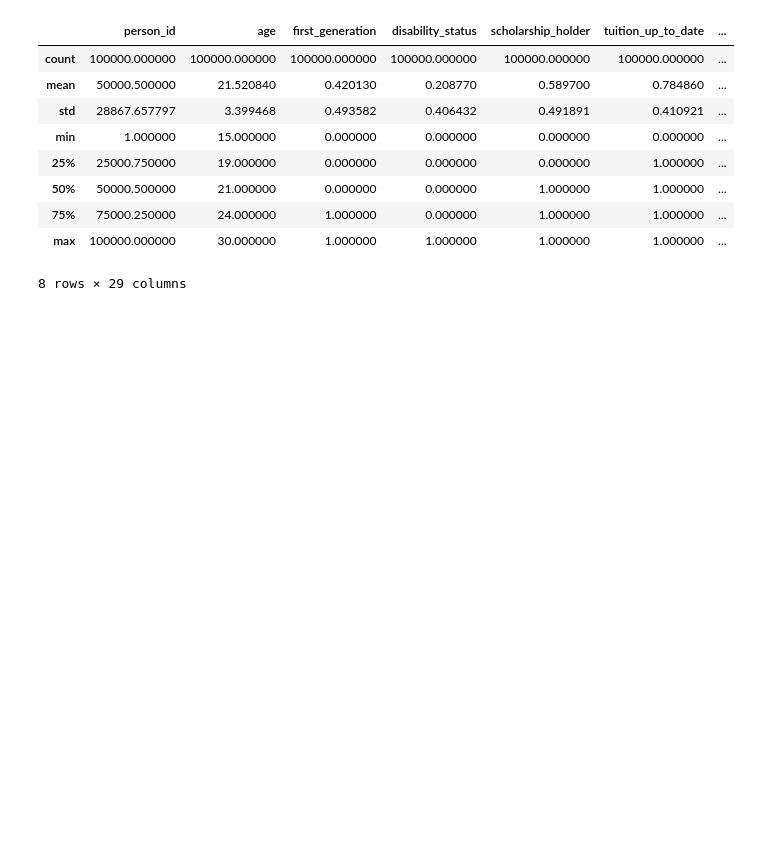
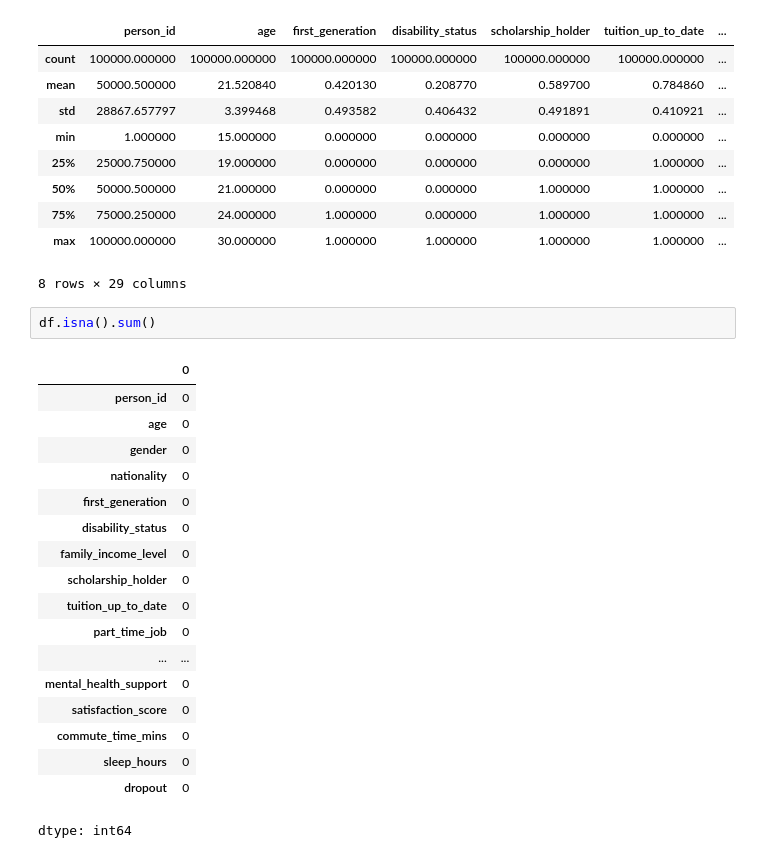
Before and after one commit to azharaul/ml-dl-projects, a Jupyter notebook: machine-learning/classification/dropout-risk-prediction.ipynb, the cells around one changed output. Saved outputs shown, nothing was run; the diff lists cells and outputs as text; blank space fills up the shorter version.

```diff
--- a/machine-learning/classification/dropout-risk-prediction.ipynb
+++ b/machine-learning/classification/dropout-risk-prediction.ipynb
@@ -70,3 +69,24 @@ df.describe()
 | 75% | 75000.250000 | 24.000000 | 1.000000 | 0.000000 | 1.000000 | 1.000000 | ... |
 | max | 100000.000000 | 30.000000 | 1.000000 | 1.000000 | 1.000000 | 1.000000 | ... |
 8 rows × 29 columns
+# %%
+df.isna().sum()
+# %% [output]
+|  | 0 |
+| person_id | 0 |
+| age | 0 |
+| gender | 0 |
+| nationality | 0 |
+| first_generation | 0 |
+| disability_status | 0 |
+| family_income_level | 0 |
+| scholarship_holder | 0 |
+| tuition_up_to_date | 0 |
+| part_time_job | 0 |
+| ... | ... |
+| mental_health_support | 0 |
+| satisfaction_score | 0 |
+| commute_time_mins | 0 |
+| sleep_hours | 0 |
+| dropout | 0 |
+dtype: int64
```
Also changed, not shown: parts of 1 cell of this notebook.
